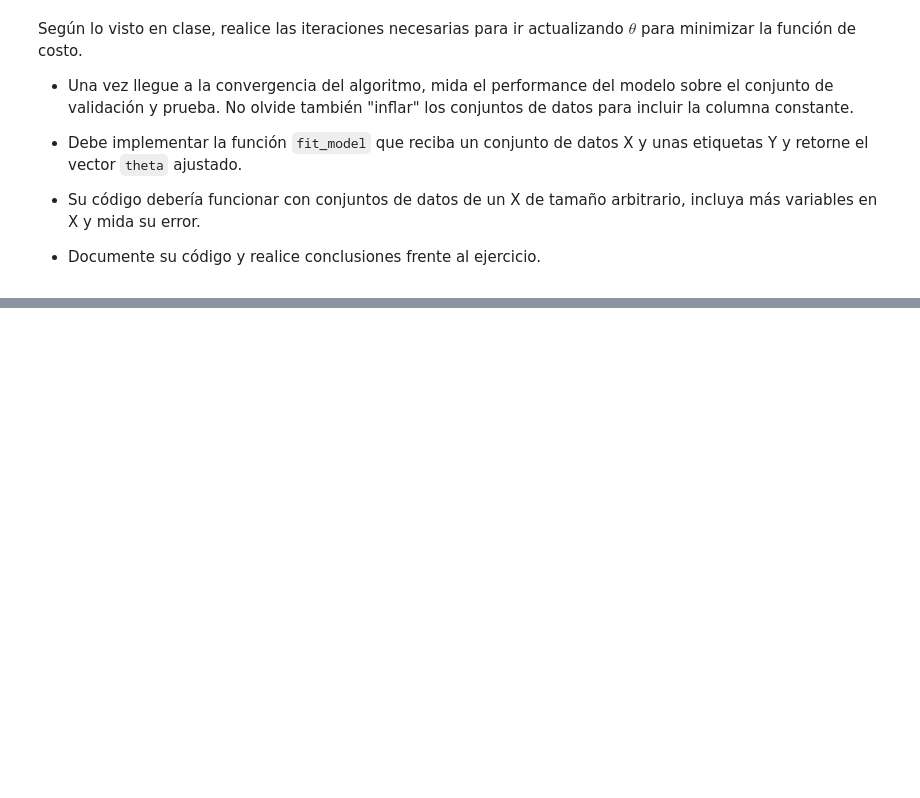
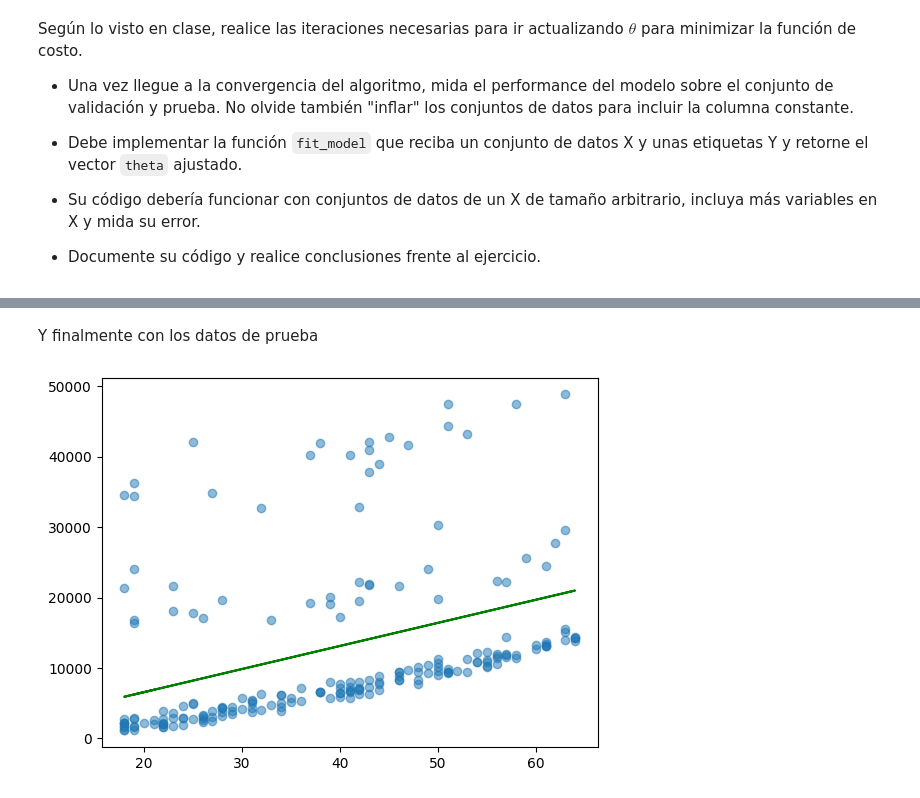
Before and after one commit to 26-jorge-01/RL1-ML, a Jupyter notebook: Aprendizaje_de_máquina_Regresión_lineal.ipynb, the cells around one changed output, grey strips where cells are left out. Saved outputs shown, nothing was run; the diff lists cells and outputs as text; code cells hidden in the pictures; blank space fills up the shorter version.

```diff
--- a/Aprendizaje_de_máquina_Regresión_lineal.ipynb
+++ b/Aprendizaje_de_máquina_Regresión_lineal.ipynb
@@ -541,0 +611,22 @@ fit_model(X,Y,1e-3,100)
+# %% [markdown]
+Y finalmente con los datos de prueba
+# %%
+# Lleva Series a vector numpy
+Xt= test_df[['age']].values
+
+# Lleva Series a vector numpy
+Yt= test_df[['charges']].values
+
+X_t=np.hstack((np.ones((Xt.shape[0],1)),Xt))
+Y_test=X_t.dot(theta_est)
+
+# Calcula la función de perdida con los datos de prueba.
+loss_t = np.sum( np.power(Y_test-Yt,2))
+
+
+# Dibujamos diagrama de dispersión entre variables.
+plt.scatter(Xt, Yt, alpha=0.5)
+plt.plot(Xt,Y_test, 'green')
+plt.show()
+# %% [output]
+[figure, added]
```
Also changed, not shown: parts of 14 cells of this notebook.
